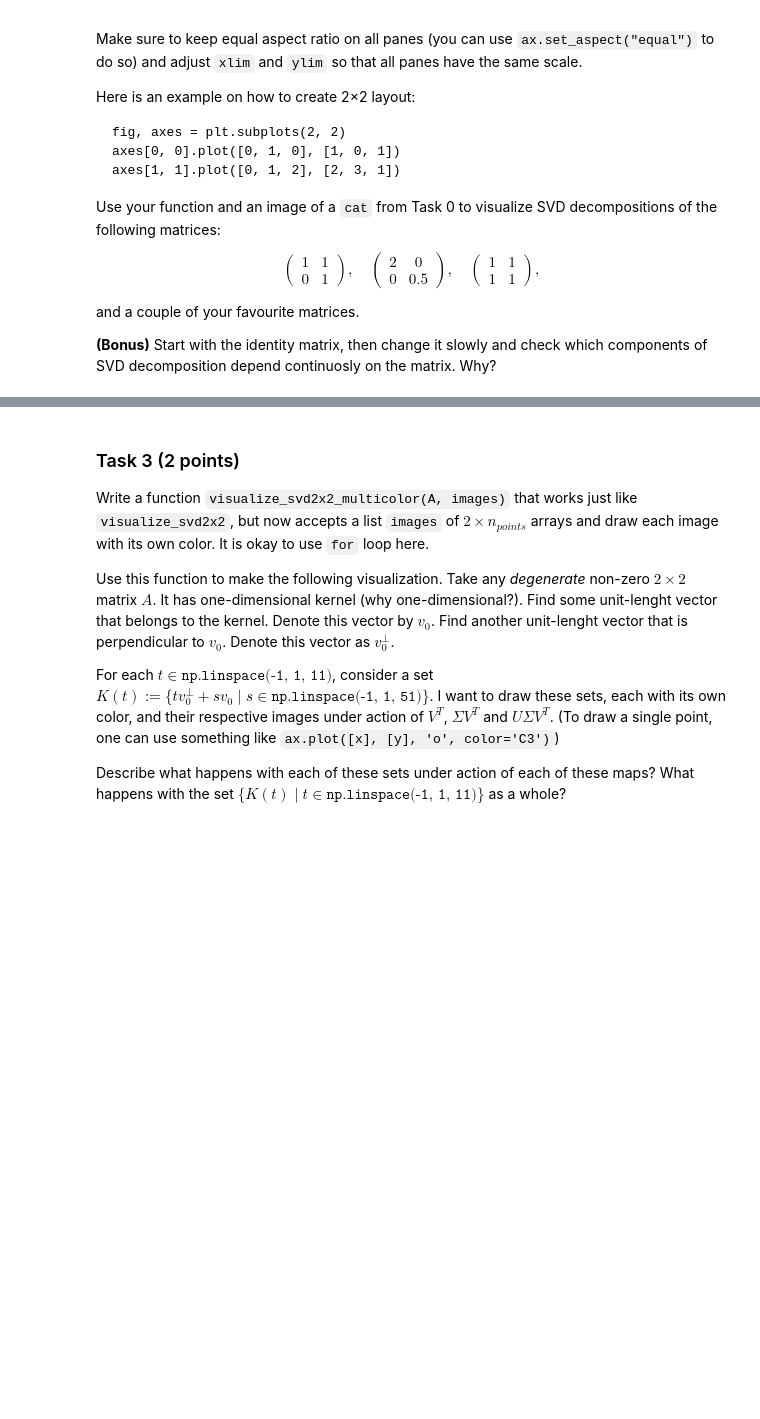
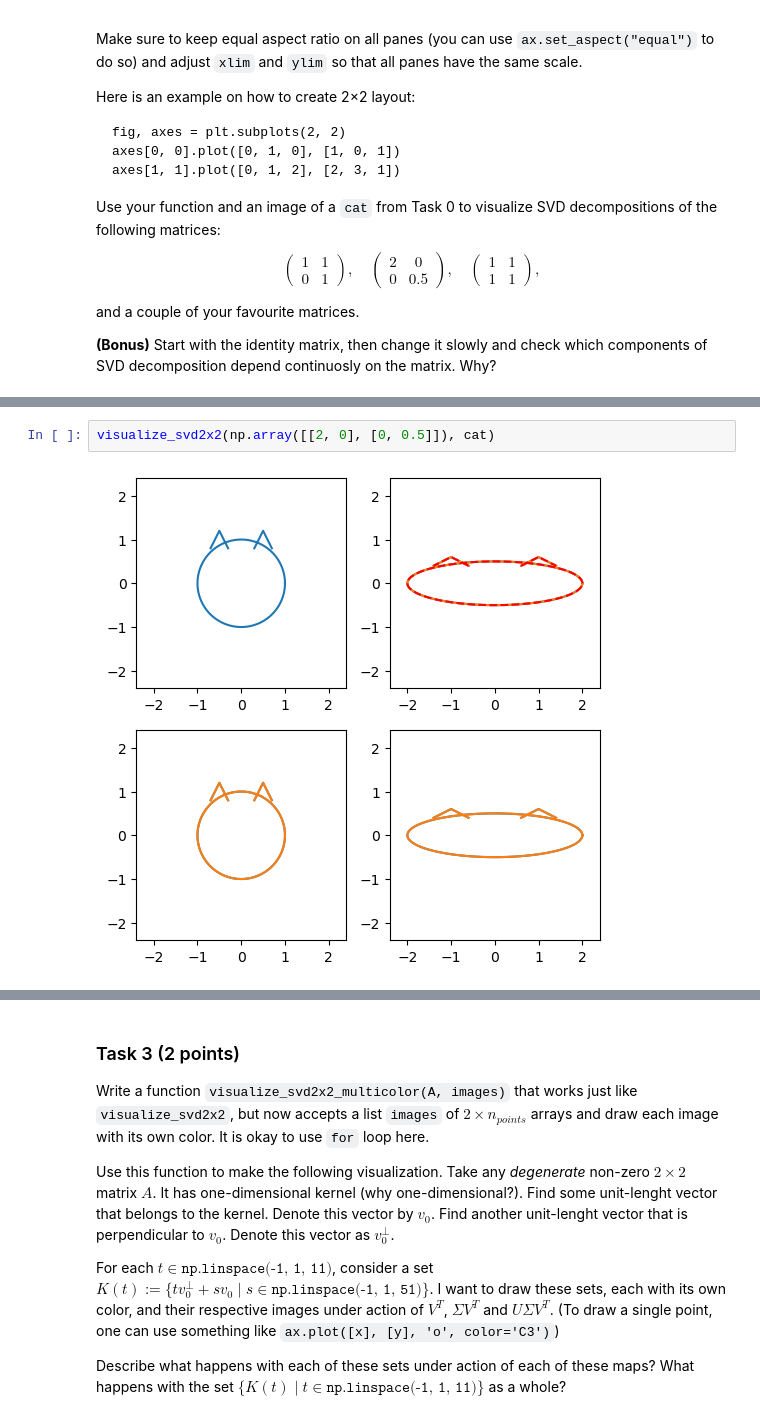
Before and after one commit to ischurov/scientific-computing-2024, a Jupyter notebook: assignments/assignment05.ipynb, the cells around one changed output, grey strips where cells are left out. Saved outputs shown, nothing was run; the diff lists cells and outputs as text; blank space fills up the shorter version.

```diff
--- a/assignments/assignment05.ipynb
+++ b/assignments/assignment05.ipynb
@@ -67,2 +123,6 @@ and a couple of your favourite matrices.
+# %%
+visualize_svd2x2(np.array([[2, 0], [0, 0.5]]), cat)
+# %% [output]
+[figure, added]
 # %%
 visualize_svd2x2(np.array([[1, 1], [1, 1]]), cat)
```
Also changed, not shown: parts of 20 cells of this notebook.
